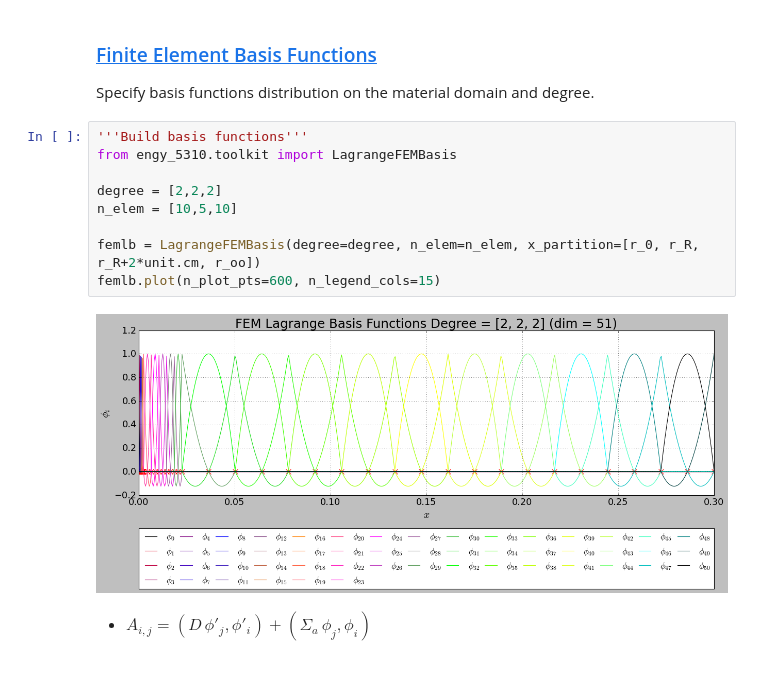
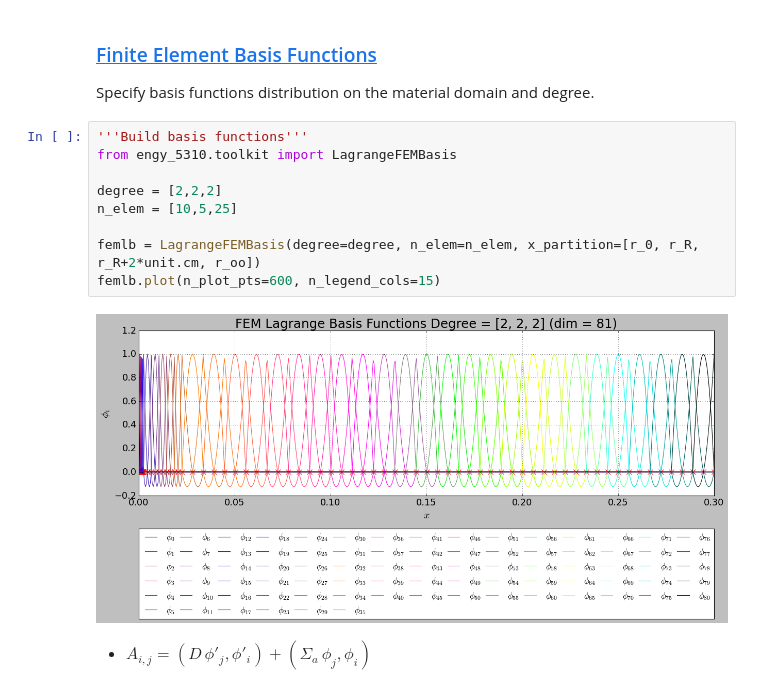
Before and after one commit to dpploy/engy-5050, a Jupyter notebook: notebooks/04-diff-line-source.ipynb, the cells around one changed output. Drawn from its saved outputs; the diff is of its cells as text.

```diff
--- a/notebooks/04-diff-line-source.ipynb
+++ b/notebooks/04-diff-line-source.ipynb
@@ -253,14 +253,14 @@ Specify basis functions distribution on the material domain and degree.
 # %%
 '''Build basis functions'''
 from engy_5310.toolkit import LagrangeFEMBasis
 
 degree = [2,2,2]
-n_elem = [10,5,10]
+n_elem = [10,5,25]
 
 femlb = LagrangeFEMBasis(degree=degree, n_elem=n_elem, x_partition=[r_0, r_R, r_R+2*unit.cm, r_oo])
 femlb.plot(n_plot_pts=600, n_legend_cols=15)
 # %% [output]
-[figure, old version]
+[figure, new version]
 # %% [markdown]
   + $A_{i,j} = (D\,\phi'_j,\phi'_i) + (\Sigma_a\,\phi_j,\phi_i) $
 # %%
```
Also changed, not shown: parts of 14 cells of this notebook.
